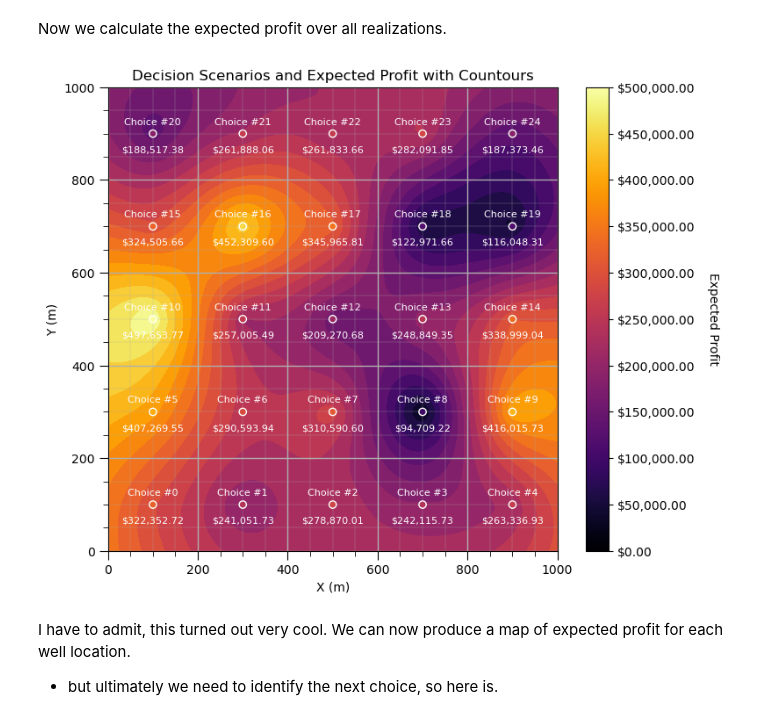
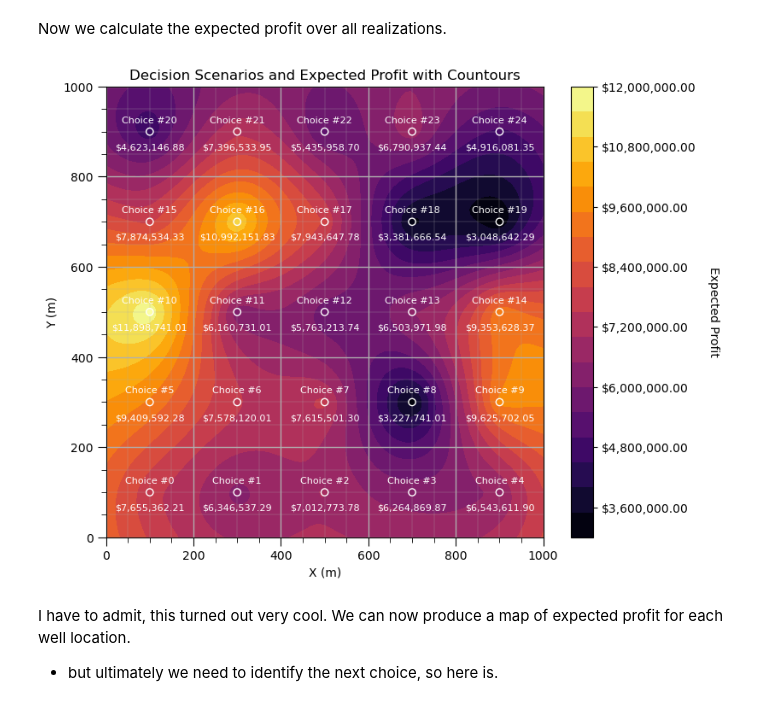
Before and after one commit to GeostatsGuy/GeostatsPyDemos_Book, a Jupyter notebook: _build/jupyter_execute/GeostatsPy_decision_making.ipynb, the cells around one changed output. Drawn from its saved outputs; the diff is of its cells as text; code cells hidden in the pictures.

```diff
--- a/_build/jupyter_execute/GeostatsPy_decision_making.ipynb
+++ b/_build/jupyter_execute/GeostatsPy_decision_making.ipynb
@@ -583,11 +582,13 @@ Now we specfy a simple profit calculation. Value in US$ for hydrocarbon extracte
 
 Let's run this on only the first realization and add the profit for just this realization on the map.
 # %%
-radius = 10.0
+radius = 50.0                                                 # select the drainage radius
+thickness = 10.0                                              # select the reservoir thickness
+
 profit_onereal = np.zeros((S))
 for s in range(0,S):
     profit_onereal[s] = average_within_radius(smoothed_fields_trend[0], x=scenarios[s,1],y=scenarios[s,0], p=radius, domain_size=1000)
-    profit_onereal[s] = profit_onereal[s] * np.pi * radius * radius * 10.0 * 6.28981 * 70.0
+    profit_onereal[s] = profit_onereal[s] * np.pi * radius * radius * thickness * 6.28981 * 70.0
 
 plt.subplot(111)
 plt.title("Realizations 1 with Decision Scenarios and Profit(s=1)")
@@ -597,7 +598,8 @@ for s in range(0,S):
     plt.annotate('Choice #' + str(s),[scenarios[s,1],scenarios[s,0]+20],color= 'white',ha = 'center',fontsize=8)
     label = f"${np.round(profit_onereal[s],2):,.2f}"
     plt.annotate(str(label),[scenarios[s,1],scenarios[s,0]-40],color= 'white',ha = 'center',fontsize=8)
-plt.colorbar(im); plt.tight_layout(); add_grid2()
+plt.tight_layout(); add_grid2()
+cbar = plt.colorbar(im, orientation="vertical"); cbar.set_label('Porosity (fraction)', rotation=270, labelpad=20)
 
 plt.subplots_adjust(left=0.0, bottom=0.0, right=1.0, top=1.1, wspace=0.05, hspace=0.2); plt.show()
 # %% [output]
@@ -607,41 +609,38 @@ Now we calculate the expected profit over all realizations.
 # %%
 profit = np.zeros((L,S))
 for l in range(0,L):
     for s in range(0,S):
         profit[l,s] = average_within_radius(smoothed_fields_trend[l], x=scenarios[s,1],y=scenarios[s,0], p=radius, domain_size=1000)
         profit[l,s] = profit[l,s] * np.pi * radius * radius * 10.0 * 6.28981 * 70.0
 
 expected_profit = np.average(profit,axis = 0)
 
 plt.subplot(111)
 plt.title("Decision Scenarios and Expected Profit with Countours")
-sc = plt.scatter(scenarios[:,1],scenarios[:,0],c=expected_profit,edgecolor = 'white',cmap=cmap,vmin = 0, vmax = 500000,zorder=100)
+sc = plt.scatter(scenarios[:,1],scenarios[:,0],c=expected_profit,edgecolor = 'white',cmap=cmap,zorder=100)
 for s in range(0,S):
     plt.annotate('Choice #' + str(s),[scenarios[s,1],scenarios[s,0]+20],color= 'white',ha = 'center',fontsize=8,zorder=100)
     label = f"${np.round(expected_profit[s],2):,.2f}"
     plt.annotate(str(label),[scenarios[s,1],scenarios[s,0]-40],color= 'white',ha = 'center',fontsize=8,zorder=100)
-cbar = plt.colorbar(sc,orientation="vertical", ticks=np.linspace(0, 500000, 11)); plt.tight_layout()
-formatter = FuncFormatter(lambda x, pos: f"${x:,.2f}")
-cbar.set_label('Expected Profit', rotation=270, labelpad=20)
-cbar.set_ticks(cbar.get_ticks())  # Ensure ticks are set
-cbar.ax.yaxis.set_major_formatter(formatter)
 
-x_grid = np.linspace(xmin, xmax, 100)  # Higher resolution grid between xmin and xmax
-y_grid = np.linspace(ymin, ymax, 100)  # Higher resolution grid between ymin and ymax
+x_grid = np.linspace(xmin, xmax, 100)                         # higher resolution grid between xmin and xmax
+y_grid = np.linspace(ymin, ymax, 100)                         # higher resolution grid between ymin and ymax
 X, Y = np.meshgrid(x_grid, y_grid)
 
 rbf = Rbf(xv.flatten(), yv.flatten(), expected_profit, function='linear')  # or 'multiquadric', 'thin_plate', etc.
 Z = rbf(X, Y)  # works on full grid
 
-plt.contourf(X, Y, Z, levels=20, cmap=cmap,zorder=0)
-
-#contour = plt.contour(X, Y, Z_smooth, 10, cmap=cmap, alpha=0.7)
+ct = plt.contourf(X, Y, Z,levels=20, cmap=cmap,zorder=0)
+cbar = plt.colorbar(ct,orientation="vertical", ticks=np.linspace(0, 12000000, 11)); plt.tight_layout()
+formatter = FuncFormatter(lambda x, pos: f"${x:,.2f}")
+cbar.set_label('Expected Profit', rotation=270, labelpad=20)
+cbar.ax.yaxis.set_major_formatter(formatter)
 plt.xlabel('X (m)'); plt.ylabel('Y (m)')
 plt.xlim([xmin,xmax]); plt.ylim([ymin,ymax]); add_grid2()
 
 plt.subplots_adjust(left=0.0, bottom=0.0, right=1.0, top=1.1, wspace=0.05, hspace=0.2); plt.show()
 # %% [output]
-[figure, old version]
+[figure, new version]
 # %% [markdown]
 I have to admit, this turned out very cool. We can now produce a map of expected profit for each well location.
 
```
Also changed, not shown: parts of 13 cells of this notebook, 16 other files.
